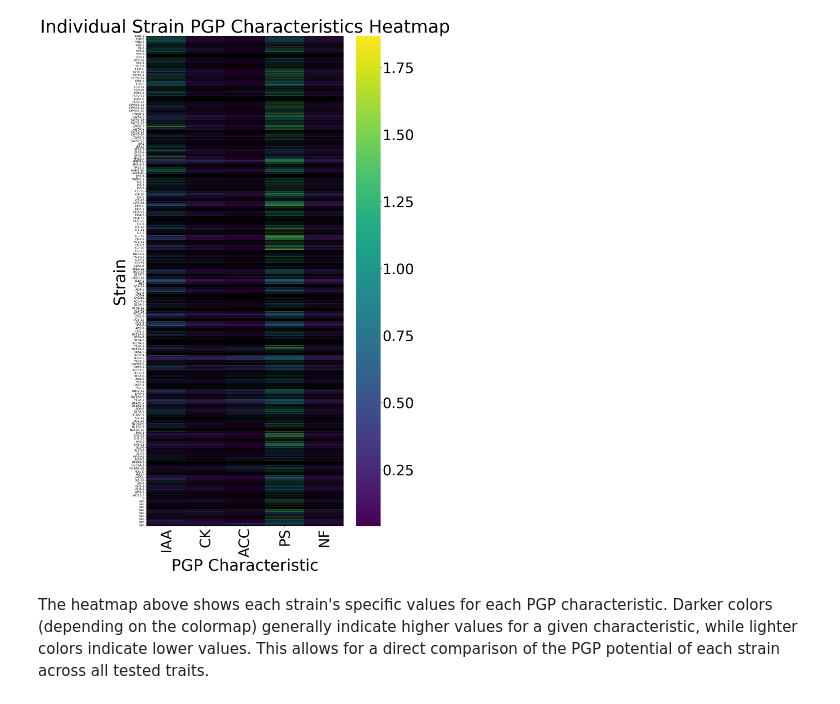
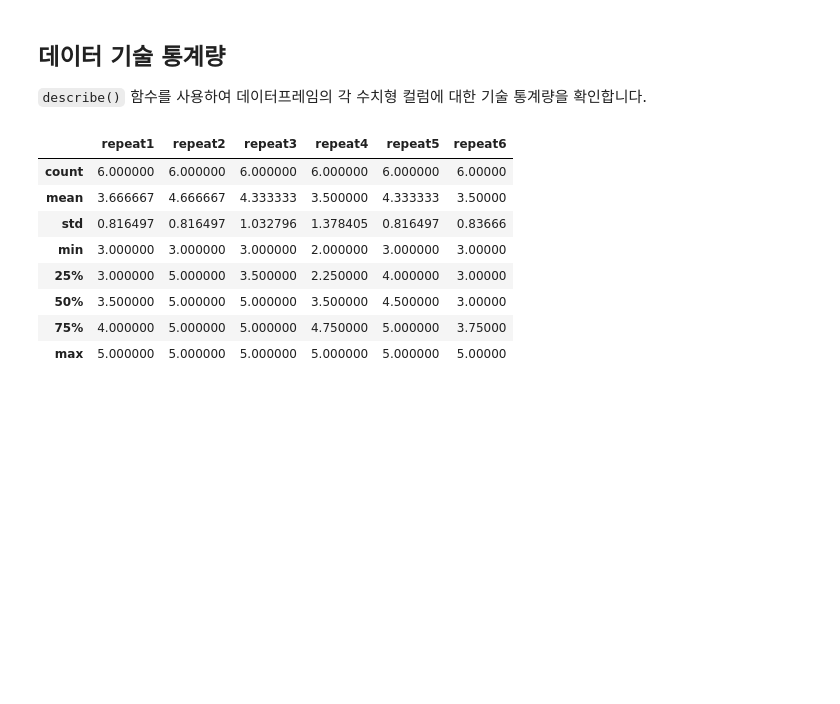
Before and after one commit to jellybbie/study, a Jupyter notebook: Colab_시작하기.ipynb, the cells around one changed output. Saved outputs shown, nothing was run; the diff lists cells and outputs as text; code cells hidden in the pictures; blank space fills up the shorter version.

```diff
--- a/Colab_시작하기.ipynb
+++ b/Colab_시작하기.ipynb
@@ -75,40 +18,17 @@ To see how much each individual strain expresses each characteristic, we can gen
-# %%
-import matplotlib.pyplot as plt
-import seaborn as sns
-
-# Prepare the data for the heatmap: set 'Strain' as index
-# and select only the numerical PGP characteristics
-heatmap_data = df_full.set_index('Strain')[pgp_characteristics]
-
-plt.figure(figsize=(15, 30)) # Adjust figure size for better readability, especially with many strains
-ax = sns.heatmap(heatmap_data, cmap='viridis', annot=False, fmt='.2f', linewidths=.5, linecolor='black')
-
-# Adjust colorbar labelsize after creation
-cb = ax.collections[0].colorbar # Get the colorbar object
-cb.ax.tick_params(labelsize=48) # Set the labelsize for the colorbar ticks
-
-plt.title('Individual Strain PGP Characteristics Heatmap', fontsize=60) # Increase title font size
-plt.xlabel('PGP Characteristic', fontsize=54) # Increase x-label font size
-plt.ylabel('Strain', fontsize=54) # Increase y-label font size
-
-# Define abbreviations for characteristics
-abbreviations = {
-    'IAA production': 'IAA',
-    'Cytokinin production': 'CK',
-    'ACC deaminase activity': 'ACC',
-    'Phosphate solubilization': 'PS',
-    'Nitrogen fixation': 'NF'
-}
-
-# Get current x-axis labels and replace with abbreviations
-current_xticklabels = [label.get_text() for label in ax.get_xticklabels()]
-abbreviated_xticklabels = [abbreviations.get(label, label) for label in current_xticklabels]
-ax.set_xticklabels(abbreviated_xticklabels, rotation=90, fontsize=48) # Set new labels with increased font size
-
-plt.yticks(rotation=0, fontsize=10) # Ensure strain names are readable and adjust size
-
-plt.show()
-# %% [output]
-[figure, removed]
-# %% [markdown]
-The heatmap above shows each strain's specific values for each PGP characteristic. Darker colors (depending on the colormap) generally indicate higher values for a given characteristic, while lighter colors indicate lower values. This allows for a direct comparison of the PGP potential of each strain across all tested traits.
+# %% [markdown]
+## 데이터 기술 통계량
+
+`describe()` 함수를 사용하여 데이터프레임의 각 수치형 컬럼에 대한 기술 통계량을 확인합니다.
+# %%
+# Display descriptive statistics of the DataFrame
+display(df.describe())
+# %% [output]
+|  | repeat1 | repeat2 | repeat3 | repeat4 | repeat5 | repeat6 |
+| count | 6.000000 | 6.000000 | 6.000000 | 6.000000 | 6.000000 | 6.00000 |
+| mean | 3.666667 | 4.666667 | 4.333333 | 3.500000 | 4.333333 | 3.50000 |
+| std | 0.816497 | 0.816497 | 1.032796 | 1.378405 | 0.816497 | 0.83666 |
+| min | 3.000000 | 3.000000 | 3.000000 | 2.000000 | 3.000000 | 3.00000 |
+| 25% | 3.000000 | 5.000000 | 3.500000 | 2.250000 | 4.000000 | 3.00000 |
+| 50% | 3.500000 | 5.000000 | 5.000000 | 3.500000 | 4.500000 | 3.00000 |
+| 75% | 4.000000 | 5.000000 | 5.000000 | 4.750000 | 5.000000 | 3.75000 |
+| max | 5.000000 | 5.000000 | 5.000000 | 5.000000 | 5.000000 | 5.00000 |
```
Also changed, not shown: parts of 14 cells of this notebook.
